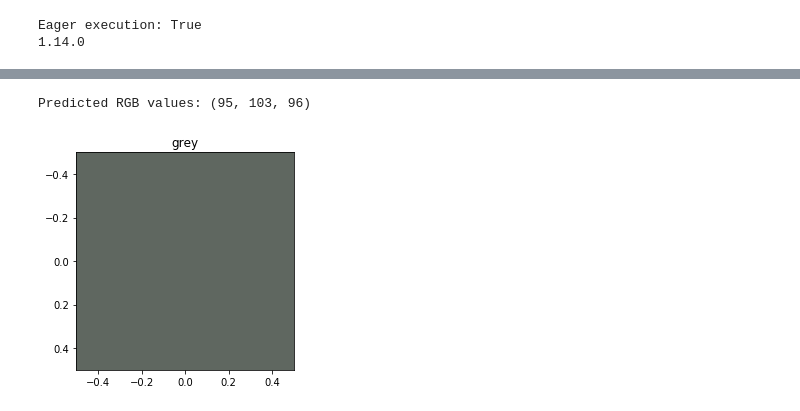
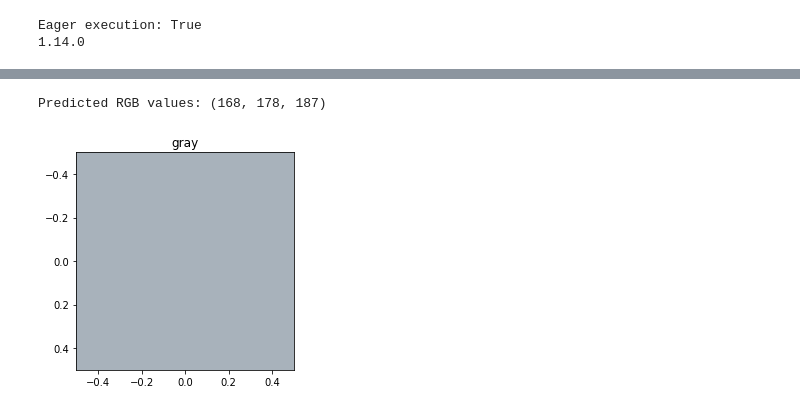
Before and after one commit to fallen32/AI_KAIST, a Jupyter notebook: Assignment_0715/assignment.ipynb, the cells around one changed output, grey strips where cells are left out. Cells and saved outputs as stored; diff of their text form; code cells hidden in the pictures.

```diff
--- a/Assignment_0715/assignment.ipynb
+++ b/Assignment_0715/assignment.ipynb
@@ -242,9 +242,9 @@ Predicted RGB values: (0, 21, 0)
 [figure]
 # %%
-colorbot('grey')
+colorbot('gray')
 # %% [output]
-Predicted RGB values: (95, 103, 96)
+Predicted RGB values: (168, 178, 187)
-[figure, old version]
+[figure, new version]
 # %%
 colorbot('rose')
 # %% [output]
```
Also changed, not shown: parts of 7 cells of this notebook, 13 other files.
